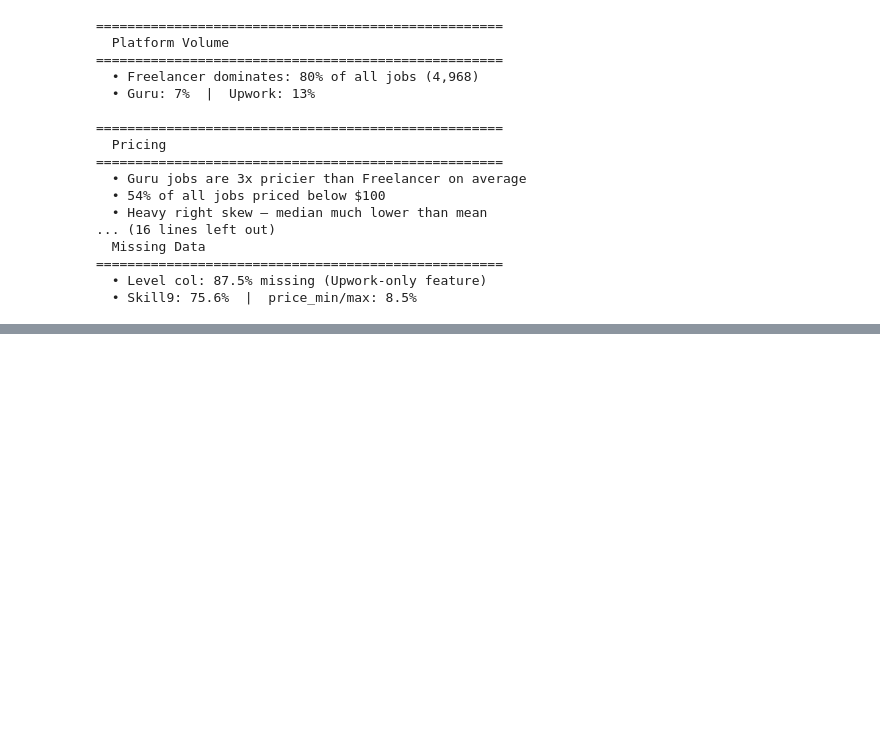
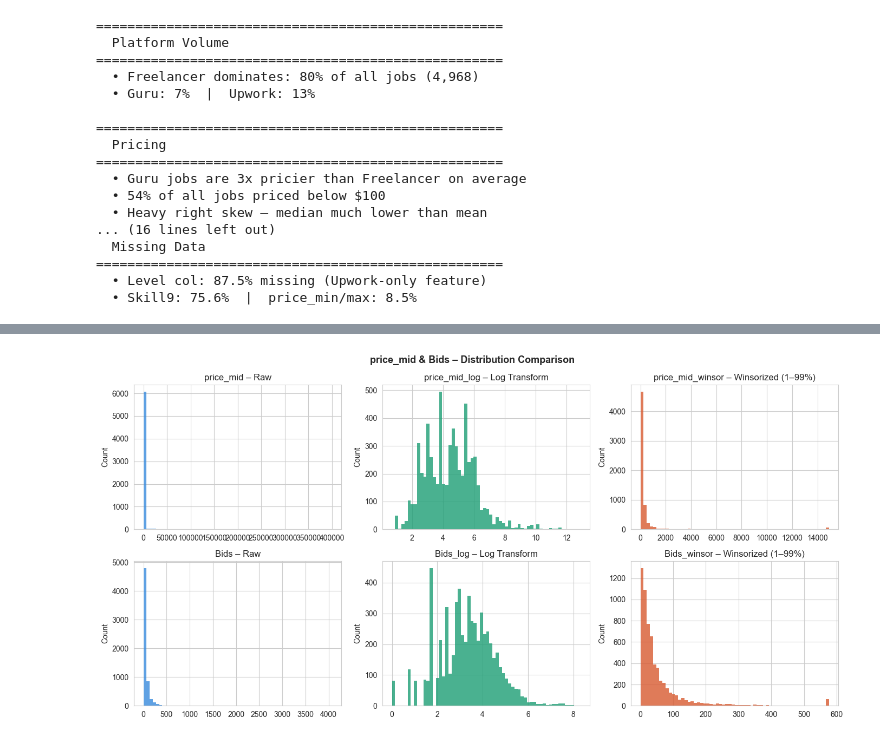
Before and after one commit to Nada3bdallah/CVision, a Jupyter notebook: cvision.ipynb, the cells around one changed output, grey strips where cells are left out. Saved outputs shown, nothing was run; the diff lists cells and outputs as text; code cells hidden in the pictures; blank space fills up the shorter version.

```diff
--- a/cvision.ipynb
+++ b/cvision.ipynb
@@ -551,0 +763,26 @@ for title, points in insights:
+# %%
+# Compare distributions: Raw vs Log vs Winsorized
+fig, axes = plt.subplots(2, 3, figsize=(14, 7))
+fig.suptitle("price_mid & Bids – Distribution Comparison", fontsize=13, fontweight="bold")
+
+for i, col in enumerate(["price_mid", "Bids"]):
+    d_raw   = df[col].dropna()
+    d_log   = df[col + "_log"].dropna()
+    d_win   = df[col + "_winsor"].dropna()
+
+    axes[i][0].hist(d_raw,  bins=60, color="#378ADD", edgecolor="none", alpha=0.8)
+    axes[i][0].set_title(f"{col} – Raw")
+
+    axes[i][1].hist(d_log,  bins=60, color="#1D9E75", edgecolor="none", alpha=0.8)
+    axes[i][1].set_title(f"{col}_log – Log Transform")
+
+    axes[i][2].hist(d_win,  bins=60, color="#D85A30", edgecolor="none", alpha=0.8)
+    axes[i][2].set_title(f"{col}_winsor – Winsorized (1–99%)")
+
+for ax in axes.flatten():
+    ax.set_ylabel("Count")
+
+plt.tight_layout()
+plt.show()
+# %% [output]
+[figure, added]
```
Also changed, not shown: parts of 21 cells of this notebook.
